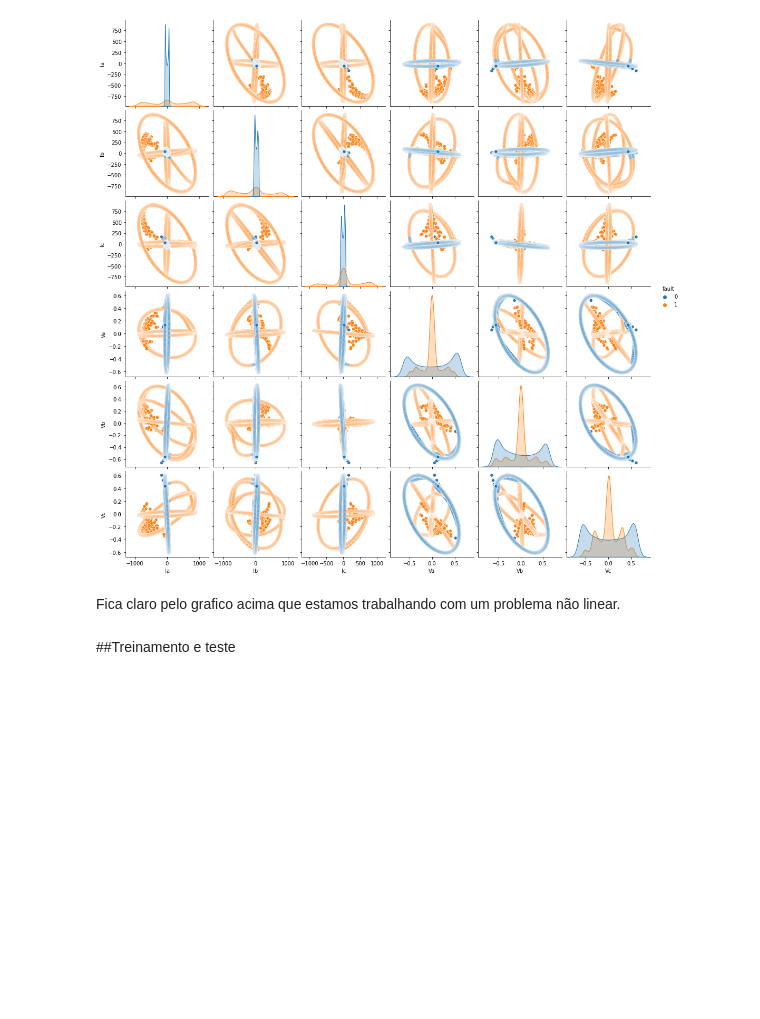
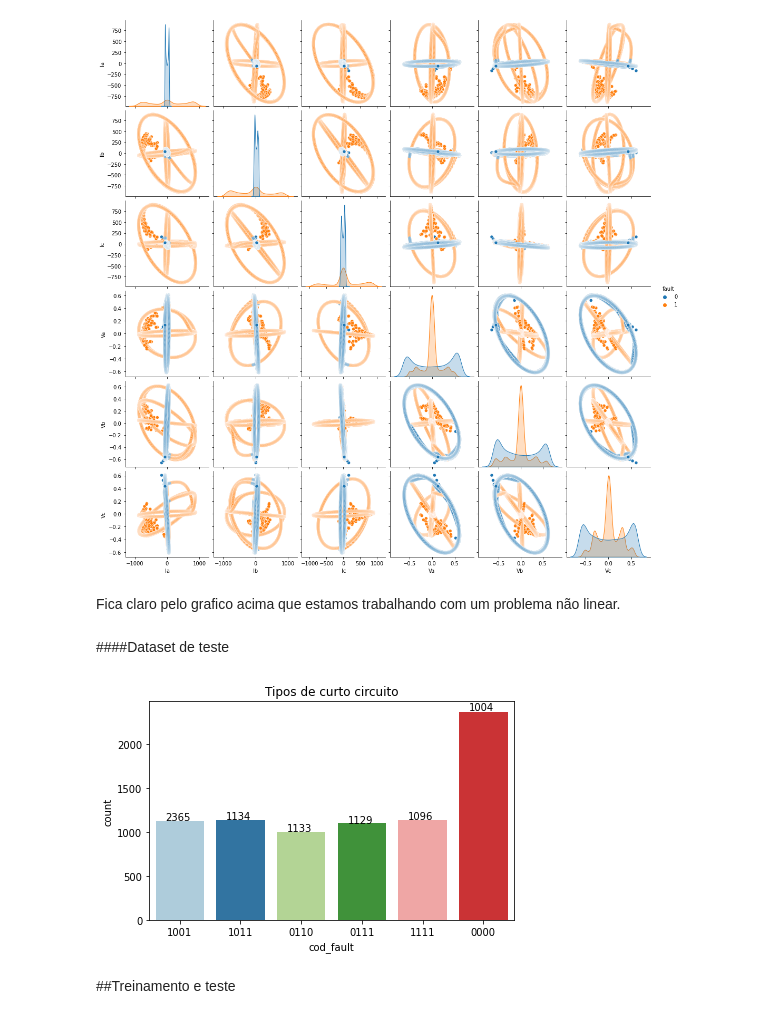
Before and after one commit to romerofernandes/class_fault, a Jupyter notebook: class_fault.ipynb, the cells around one changed output. Cells and saved outputs as stored; diff of their text form; code cells hidden in the pictures; blank space fills up the shorter version.

```diff
--- a/class_fault.ipynb
+++ b/class_fault.ipynb
@@ -209,6 +206,20 @@ plt.show()
 [figure]
 # %% [markdown]
 Fica claro pelo grafico acima que estamos trabalhando com um problema não linear.
+# %% [markdown]
+####Dataset de teste
+# %%
+#Utilizaremos a visualização countplot para verificar o balanceamento dos tipos de curto circuito
+ax = sns.countplot(x=df_fault_test['cod_fault'], palette="Paired")
+
+for p, label in zip(ax.patches, df_fault_test["cod_fault"].value_counts().values):
+    ax.annotate(label, (p.get_x()+0.375, p.get_height()*1.007), ha = 'center')
+
+plt.title("Tipos de curto circuito")
+plt.tight_layout()
+plt.show()
+# %% [output]
+[figure, added]
 # %% [markdown]
 ##Treinamento e teste
 # %% [markdown]
```
Also changed, not shown: parts of 35 cells of this notebook.
